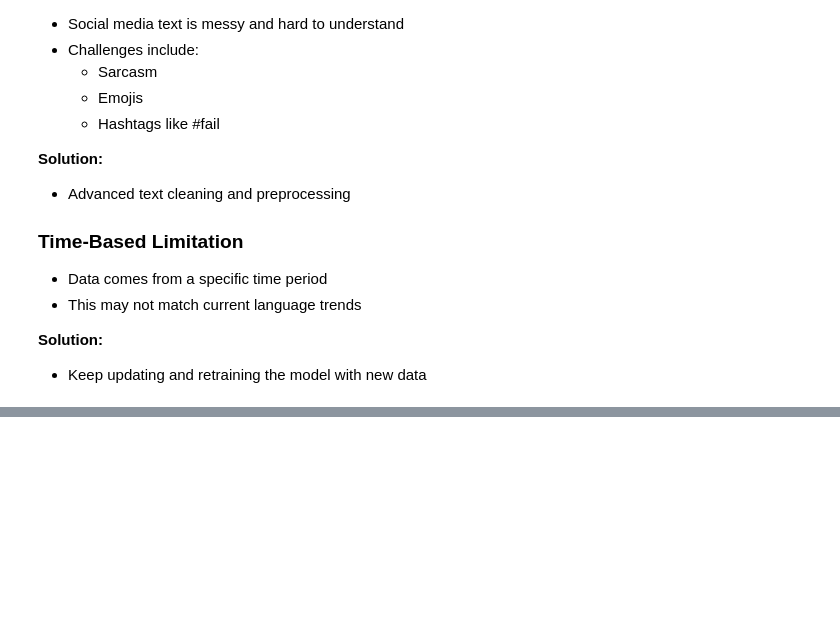
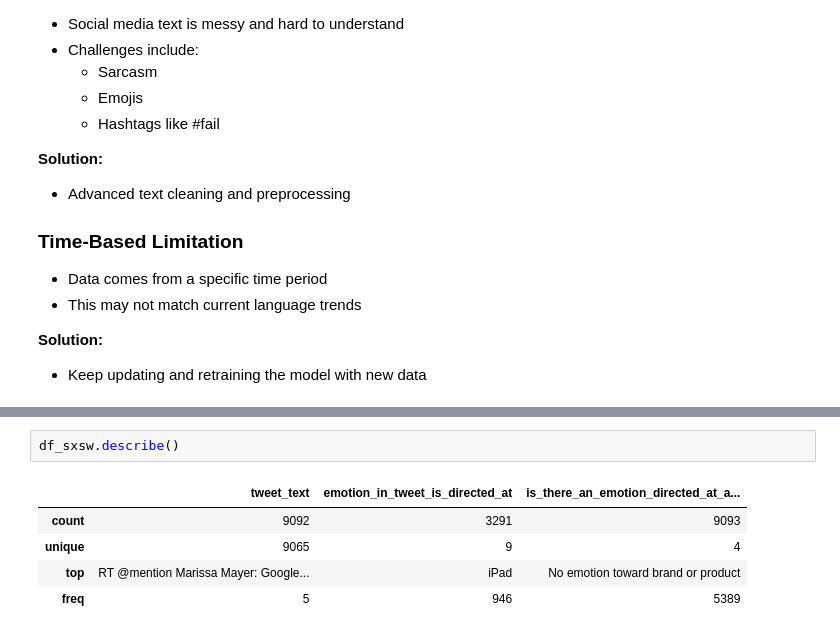
Before and after one commit to abelcholfavour/brand_sentinel, a Jupyter notebook: index.ipynb, the cells around one changed output, grey strips where cells are left out. Cells and saved outputs as stored; diff of their text form; blank space fills up the shorter version.

```diff
--- a/index.ipynb
+++ b/index.ipynb
@@ -165,0 +296,8 @@ Not noticing serious problems early enough
+# %%
+df_sxsw.describe()
+# %% [output]
+|  | tweet_text | emotion_in_tweet_is_directed_at | is_there_an_emotion_directed_at_a... |
+| count | 9092 | 3291 | 9093 |
+| unique | 9065 | 9 | 4 |
+| top | RT @mention Marissa Mayer: Google... | iPad | No emotion toward brand or product |
+| freq | 5 | 946 | 5389 |
```
Also changed, not shown: parts of 29 cells of this notebook.
